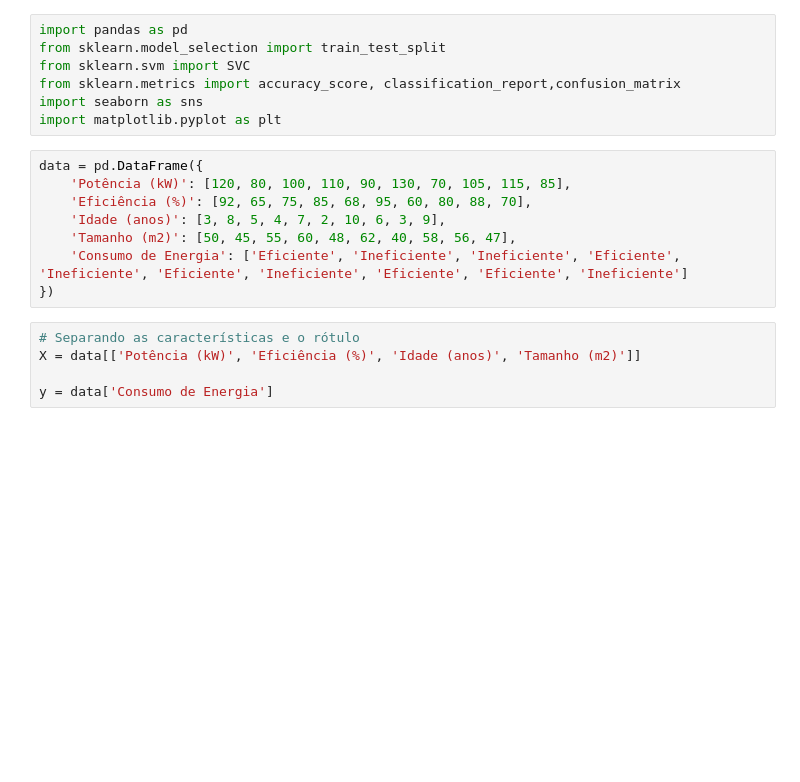
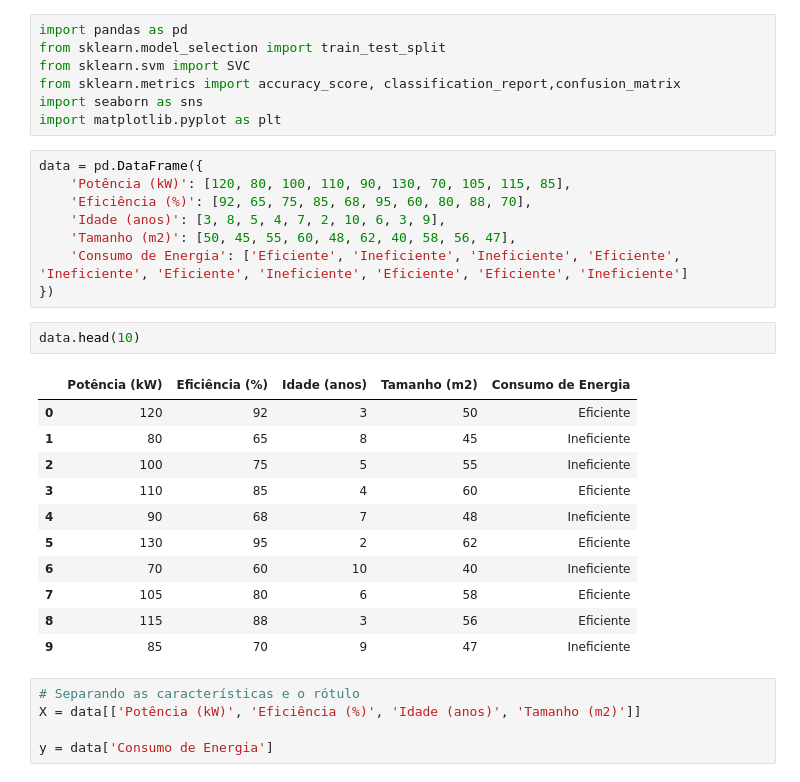
Before and after one commit to sarahsilvap/IA-e-BigData, a Jupyter notebook: Aula 08/exercicio1.ipynb, the cells around one changed output. Saved outputs shown, nothing was run; the diff lists cells and outputs as text; blank space fills up the shorter version.

```diff
--- a/Aula 08/exercicio1.ipynb
+++ b/Aula 08/exercicio1.ipynb
@@ -13,6 +13,20 @@ data = pd.DataFrame({
     'Tamanho (m2)': [50, 45, 55, 60, 48, 62, 40, 58, 56, 47],
     'Consumo de Energia': ['Eficiente', 'Ineficiente', 'Ineficiente', 'Eficiente', 'Ineficiente', 'Eficiente', 'Ineficiente', 'Eficiente', 'Eficiente', 'Ineficiente']
 })
+# %%
+data.head(10)
+# %% [output]
+|  | Potência (kW) | Eficiência (%) | Idade (anos) | Tamanho (m2) | Consumo de Energia |
+| 0 | 120 | 92 | 3 | 50 | Eficiente |
+| 1 | 80 | 65 | 8 | 45 | Ineficiente |
+| 2 | 100 | 75 | 5 | 55 | Ineficiente |
+| 3 | 110 | 85 | 4 | 60 | Eficiente |
+| 4 | 90 | 68 | 7 | 48 | Ineficiente |
+| 5 | 130 | 95 | 2 | 62 | Eficiente |
+| 6 | 70 | 60 | 10 | 40 | Ineficiente |
+| 7 | 105 | 80 | 6 | 58 | Eficiente |
+| 8 | 115 | 88 | 3 | 56 | Eficiente |
+| 9 | 85 | 70 | 9 | 47 | Ineficiente |
 # %%
 # Separando as características e o rótulo
 X = data[['Potência (kW)', 'Eficiência (%)', 'Idade (anos)', 'Tamanho (m2)']]
```
Also changed, not shown: parts of 5 cells of this notebook.
